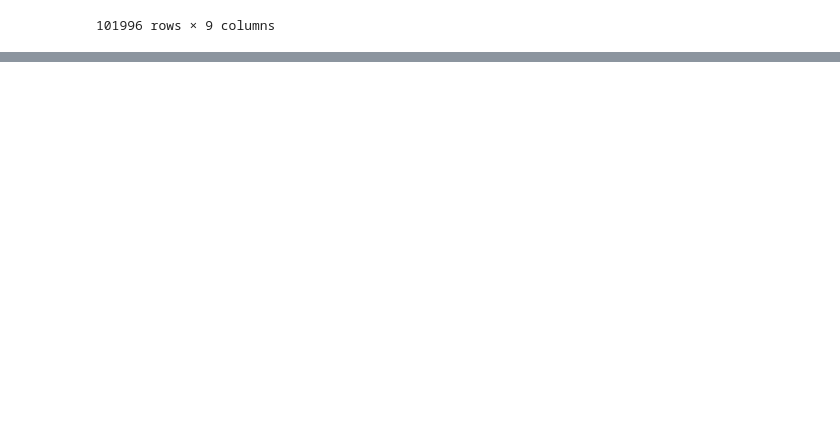
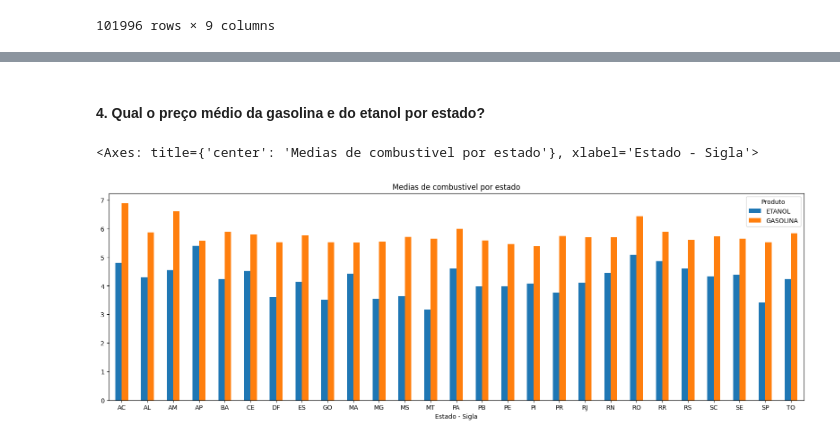
Before and after one commit to arthurlorran1/Projeto-4, a Jupyter notebook: notebook.ipynb, the cells around one changed output, grey strips where cells are left out. Saved outputs shown, nothing was run; the diff lists cells and outputs as text; code cells hidden in the pictures; blank space fills up the shorter version.

```diff
--- a/notebook.ipynb
+++ b/notebook.ipynb
@@ -118,8 +118,8 @@ tabela
 # %% [markdown]
 #### **Reordenando rotulos**
 # %%
-tabela = tabela.reindex(columns=['Regiao - Sigla','Estado - Sigla','Municipio','Bairro','Bandeira','Revenda','Valor de Venda','Produto','Data da Coleta'])
-tabela
+df = df.reindex(columns=['Regiao - Sigla','Estado - Sigla','Municipio','Bairro','Bandeira','Revenda','Valor de Venda','Produto','Data da Coleta'])
+df
 # %% [output]
 |  | Regiao - Sigla | Estado - Sigla | Municipio | Bairro | Bandeira | Revenda | Valor de Venda | Produto | ... |
 | 0 | NE | AL | PALMEIRA DOS INDIOS | JOSÉ MAIA COSTA | VIBRA | SEVERINO S. LOPES & CIA. LTDA | 6,3 | GASOLINA | ... |
@@ -200,0 +234,8 @@ etanol_nov_S = etanol_nov[etanol_nov['Regiao - Sigla'] == 'S']
+# %%
+# Agrupando pelo Estado e Produto sem Data
+gp2 = df.groupby(['Estado - Sigla','Produto'])['Valor de Venda'].mean() # Vendo a media por Estado
+gp2 = pd.DataFrame(gp2)
+gp2
+
+gp2 = gp2['Valor de Venda'].unstack(level='Produto')
+gp2
@@ -200,0 +261,2 @@ etanol_nov_S = etanol_nov[etanol_nov['Regiao - Sigla'] == 'S']
+# %% [markdown]
+#### 4. Qual o preço médio da gasolina e do etanol por estado?
@@ -200,0 +266,5 @@ etanol_nov_S = etanol_nov[etanol_nov['Regiao - Sigla'] == 'S']
+# %%
+gp2.plot.bar(rot = 0, figsize=(20,6),title='Medias de combustivel por estado')
+# %% [output]
+<Axes: title={'center': 'Medias de combustivel por estado'}, xlabel='Estado - Sigla'>
+[figure, added]
```
Also changed, not shown: parts of 29 cells of this notebook, 2 other files.
